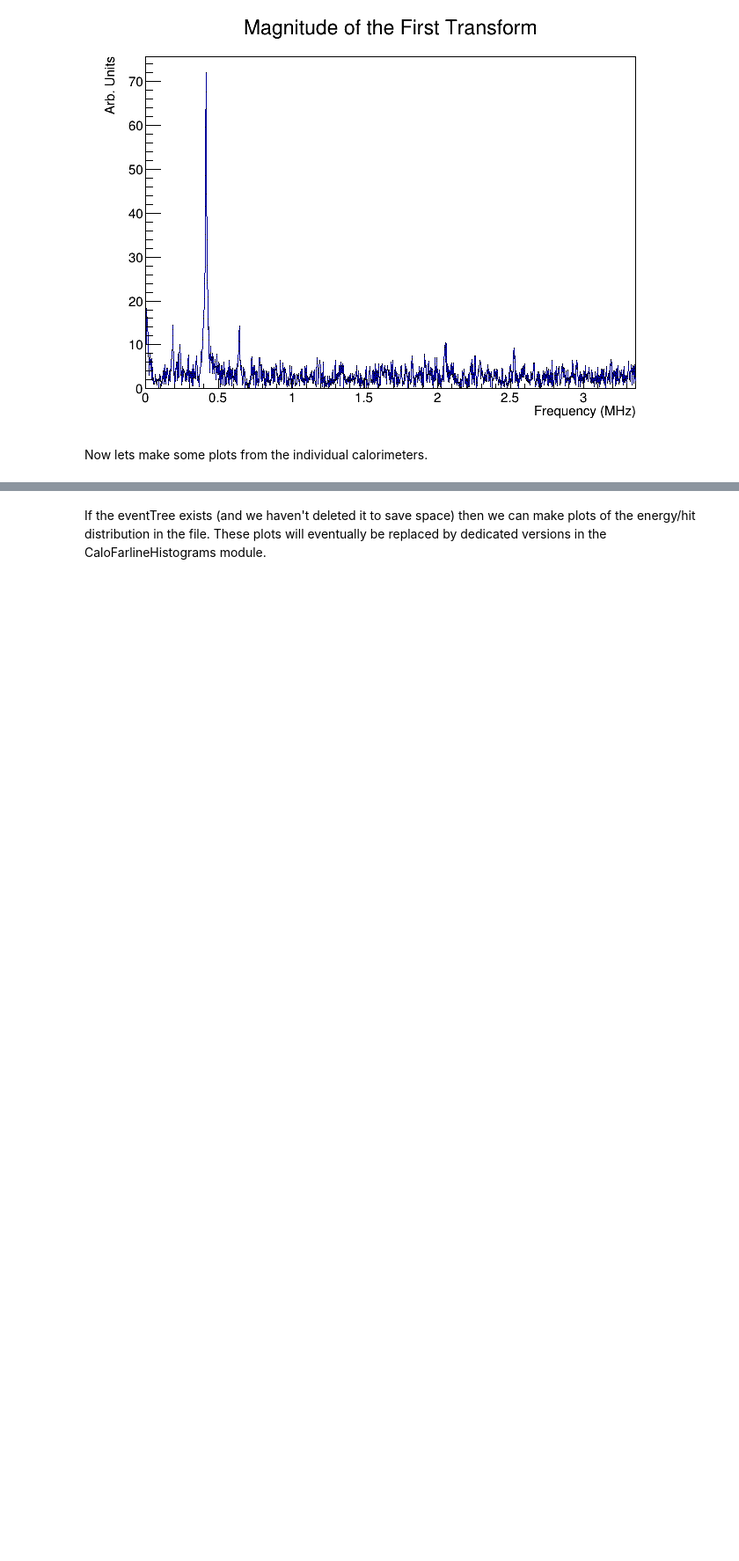
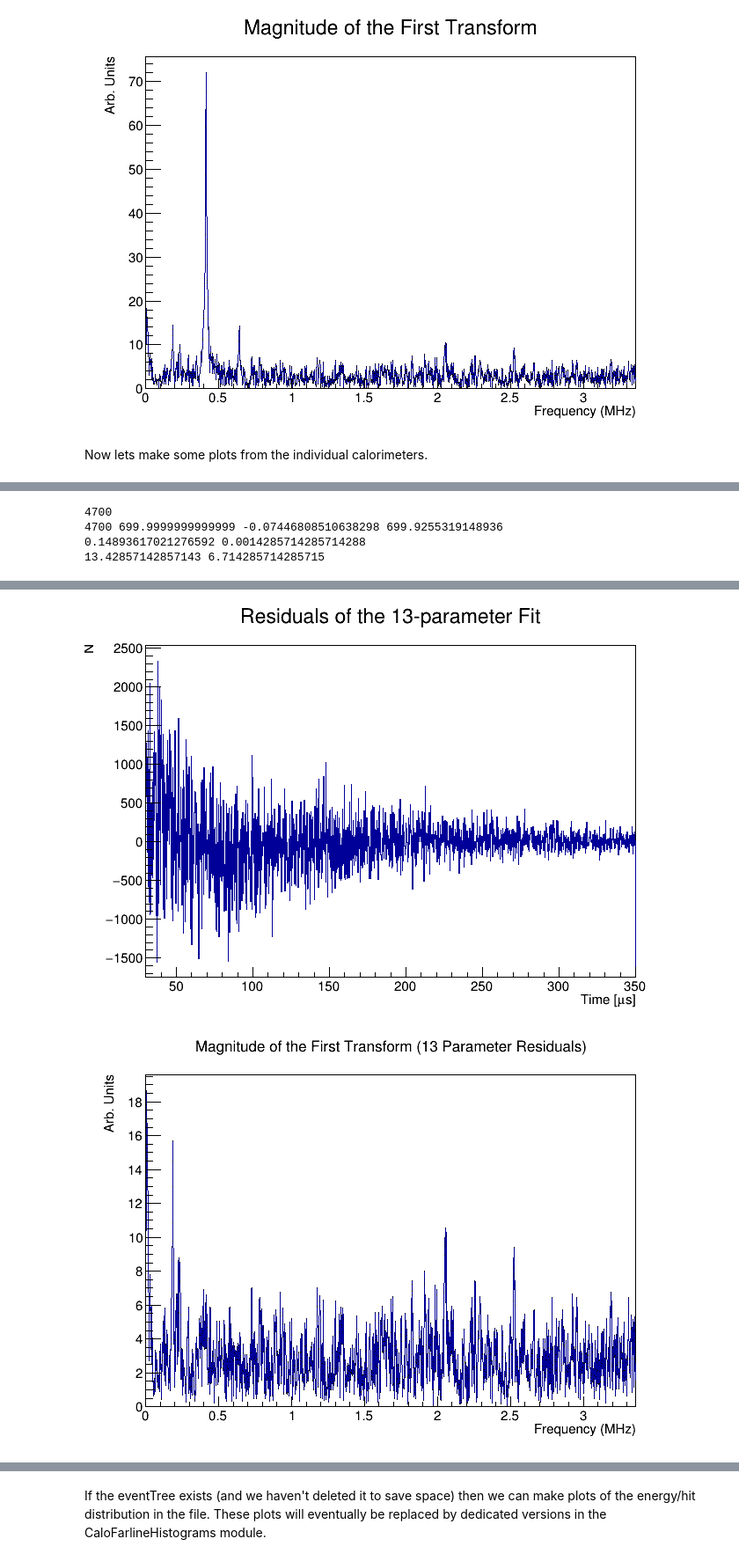
Before and after one commit to jlabounty/g-2, a Jupyter notebook: productionFeedback/productionFeedback_Farline.ipynb, the cells around one changed output, grey strips where cells are left out. Shown: that part at 88% size. Drawn from its saved outputs; the diff is of its cells as text; code cells hidden in the pictures; blank space fills up the shorter version.

```diff
--- a/productionFeedback/productionFeedback_Farline.ipynb
+++ b/productionFeedback/productionFeedback_Farline.ipynb
@@ -344,0 +479,61 @@ Info in <TCanvas::Print>: png file ./images/v9_05_00_calo24_FullSet.png has been
+# %%
+c3 = r.TCanvas()
+residuals13param = residuals13.Clone() # this will hold the residials from the 5-parameter fit
+nBins = residuals13param.GetSize() - 2 #total number of bins excluding over/underflow
+print(nBins)
+for i in range(nBins):
+    binCenterX = allCaloWiggle13.GetXaxis().GetBinCenter(i)
+    if (binCenterX > 30):
+        residuals13param.SetBinContent(i, allCaloWiggle13.GetBinContent(i) - func13.Eval(binCenterX))
+    else:
+        residuals13param.SetBinContent(i, 0)
+
+residuals13param.Draw()
+residuals13param.GetXaxis().SetRangeUser(30,350)
+residuals13param.SetTitle("Residuals of the 13-parameter Fit")
+c3.Draw()
+
+hxform = r.TH1D()
+hxform = 0
+r.TVirtualFFT.SetTransform(0)
+hxform = residuals13param.FFT(hxform,"MAG P")
+hxform.SetTitle("Magnitude of the First Transform (13 Parameter Residuals)")
+#NOTE: for "real" frequencies you have to divide the x-axes range with the range of your function
+#    y-axes has to be rescaled by a factor of 1/SQRT(n) to be right: this is not done automatically!
+normXform = hxform.GetEntries()
+hxform.Scale(1/normXform)
+c2 = r.TCanvas()
+c2.cd()
+#c2.SetLogy()
+hxform.GetXaxis().SetTitle("Frequency (MHz)")
+hxform.GetYaxis().SetTitle("Arb. Units")
+hxform.Draw("HIST P0 L")
+c2.Draw()
+
+Npart = residuals13param.GetSize() - 2
+minBinCenter = residuals13param.GetXaxis().GetBinCenter(0)
+maxBinCenter = residuals13param.GetXaxis().GetBinCenter(Npart)
+
+capT = maxBinCenter - minBinCenter
+print(Npart, capT, minBinCenter, maxBinCenter)
+deltaT = capT/Npart #microseconds
+deltaF = 1/capT
+print(deltaT, deltaF)
+
+deltaTns = deltaT*1000 #nanoseconds
+limmaxHz = (1/(deltaTns*math.pow(10.0,-9)))
+limmaxMHz = limmaxHz / math.pow(10,6)
+
+limmax = 2*deltaF*Npart #400-25
+print(limmax,limmaxMHz)
+nbins = residuals13param.GetSize() - 2
+hxform.SetBins(Npart,0,limmaxMHz)
+hxform.GetXaxis().SetRangeUser(0,limmaxMHz/2)
+
+c2.Draw()
+c2.Print("./images/"+prodString+"_13ParamResiduals.png")
+# %% [output]
+4700
+4700 699.9999999999999 -0.07446808510638298 699.9255319148936
+0.14893617021276592 0.0014285714285714288
+13.42857142857143 6.714285714285715
@@ -344,0 +542,2 @@ Info in <TCanvas::Print>: png file ./images/v9_05_00_calo24_FullSet.png has been
+[figure, added]
+[figure, added]
```
Also changed, not shown: parts of 13 cells of this notebook.
